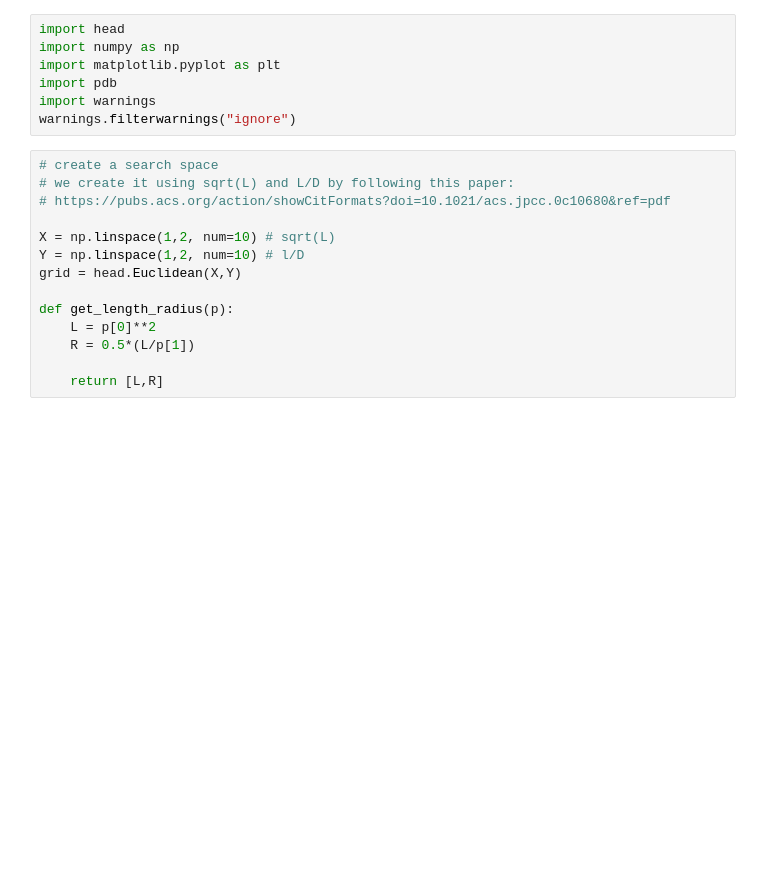
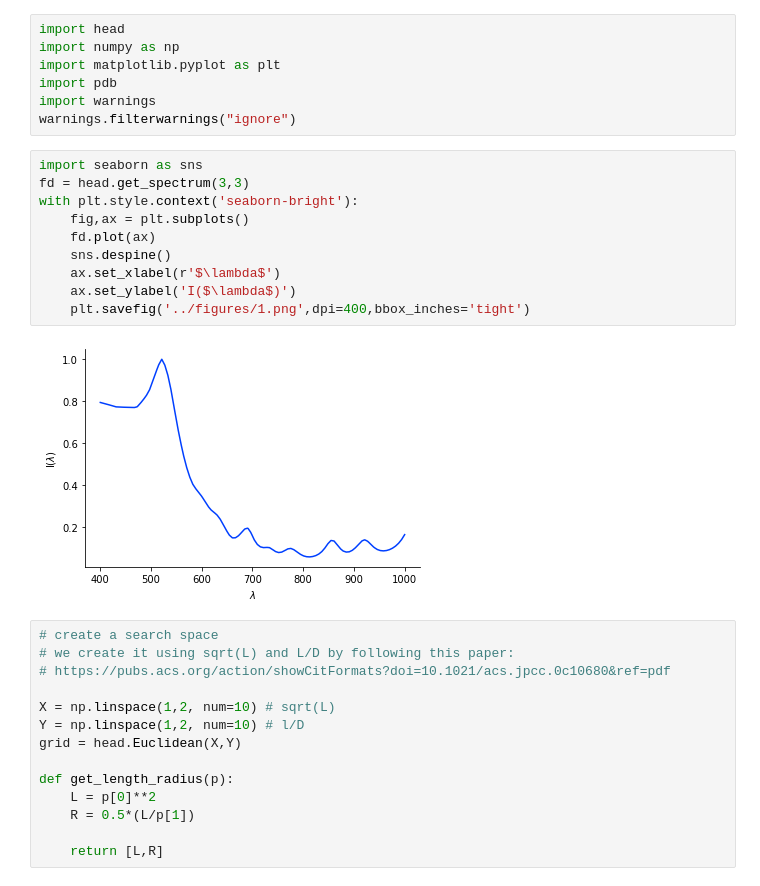
Before and after one commit to pozzo-research-group/HEAD, a Jupyter notebook: notebooks/02-pyGDM2 simulations and Bayesian optimization.ipynb, the cells around one changed output. Saved outputs shown, nothing was run; the diff lists cells and outputs as text; blank space fills up the shorter version.

```diff
--- a/notebooks/02-pyGDM2 simulations and Bayesian optimization.ipynb
+++ b/notebooks/02-pyGDM2 simulations and Bayesian optimization.ipynb
@@ -8,6 +8,18 @@ import matplotlib.pyplot as plt
 import pdb
 import warnings
 warnings.filterwarnings("ignore")
+# %%
+import seaborn as sns
+fd = head.get_spectrum(3,3)
+with plt.style.context('seaborn-bright'):
+    fig,ax = plt.subplots()
+    fd.plot(ax)
+    sns.despine()
+    ax.set_xlabel(r'$\lambda$')
+    ax.set_ylabel('I($\lambda$)')
+    plt.savefig('../figures/1.png',dpi=400,bbox_inches='tight')
+# %% [output]
+[figure, added]
 # %%
 # create a search space
 # we create it using sqrt(L) and L/D by following this paper:
```
Also changed, not shown: 5 other files.
